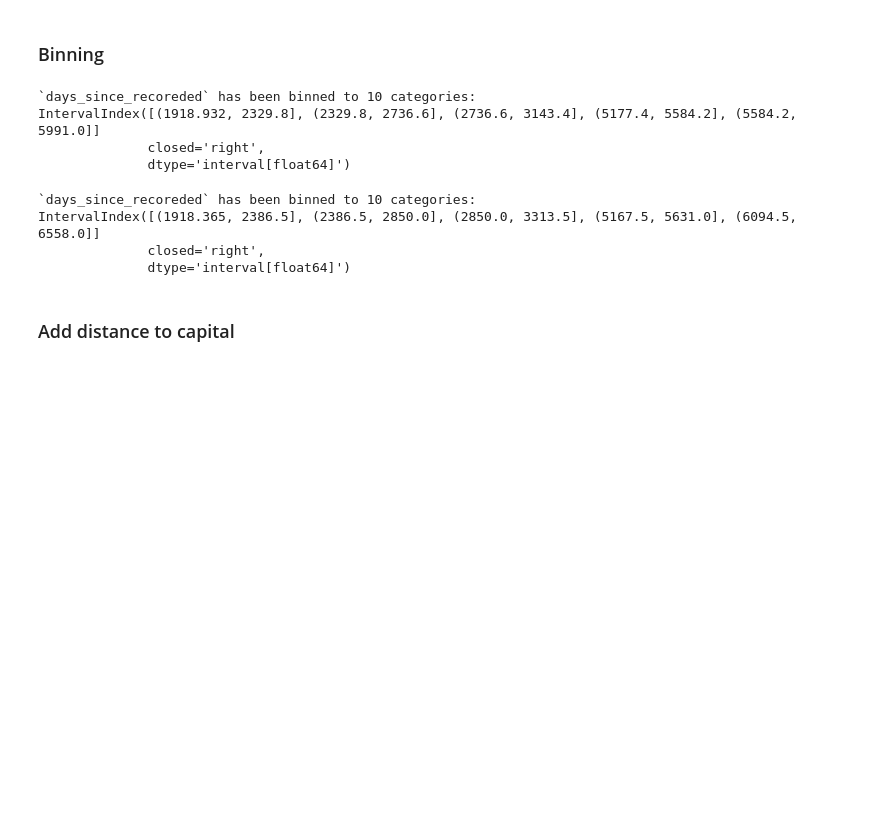
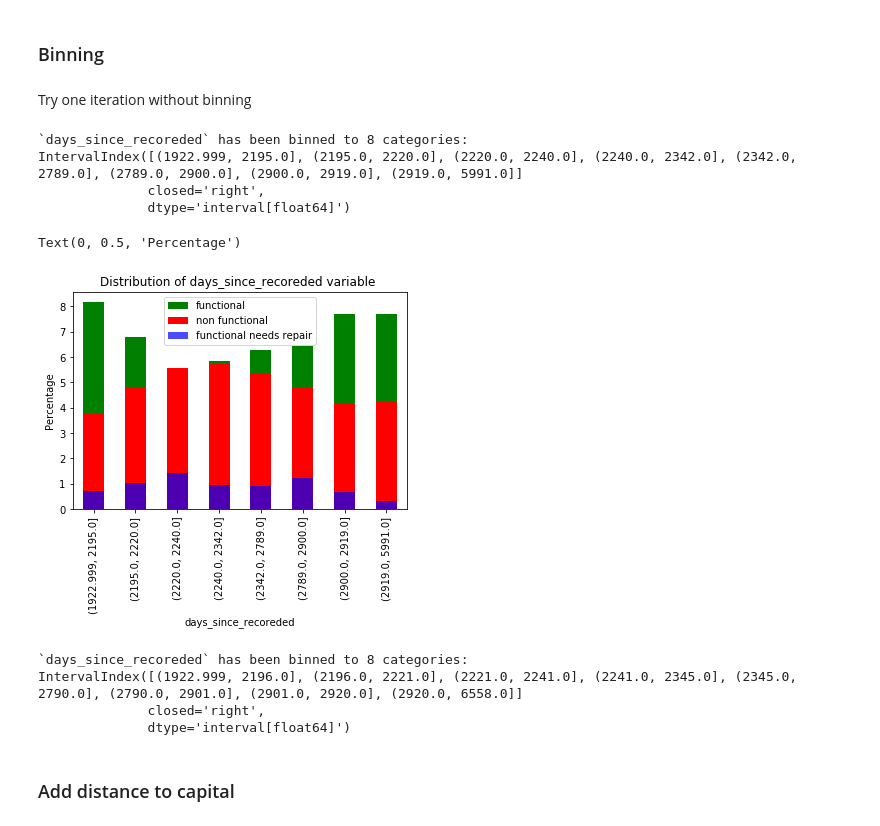
Before and after one commit to mradazoury/Pump_it_Up_ML_project, a Jupyter notebook: 2. Data Preperation & FE.ipynb, the cells around one changed output. Saved outputs shown, nothing was run; the diff lists cells and outputs as text; code cells hidden in the pictures; blank space fills up the shorter version.

```diff
--- a/2. Data Preperation & FE.ipynb
+++ b/2. Data Preperation & FE.ipynb
@@ -201,18 +205,32 @@ train_data_transformed = pd.read_csv("./FE_steps/2 train_data_density_age_record
 test_data_transformed = pd.read_csv("./FE_steps/2 test_data_density_age_recorded.csv")
 # %% [markdown]
 ### Binning
+# %% [markdown]
+Try one iteration without binning
 # %%
-train_data_transformed = bin_feature(train_data_transformed, "days_since_recoreded", 10)
+train_data_transformed = bin_feature(train_data_transformed, "days_since_recoreded", 8)
 # %% [output]
-`days_since_recoreded` has been binned to 10 categories:
-IntervalIndex([(1918.932, 2329.8], (2329.8, 2736.6], (2736.6, 3143.4], (5177.4, 5584.2], (5584.2, 5991.0]]
+`days_since_recoreded` has been binned to 8 categories:
+IntervalIndex([(1922.999, 2195.0], (2195.0, 2220.0], (2220.0, 2240.0], (2240.0, 2342.0], (2342.0, 2789.0], (2789.0, 2900.0], (2900.0, 2919.0], (2919.0, 5991.0]]
               closed='right',
               dtype='interval[float64]')
+# %%
+plt.pyplot.show()
+ax = ((train_data_transformed[train_data_transformed.status_group=='functional'].days_since_recoreded.value_counts().sort_index()/len(train_data_transformed.status_group))*100).plot(kind='bar',color='g', x='days_since_recoreded')
+((train_data_transformed[train_data_transformed.status_group=='non functional'].days_since_recoreded.value_counts().sort_index()/len(train_data_transformed.status_group))*100).plot(kind='bar',color='r', x='days_since_recoreded')
+((train_data_transformed[train_data_transformed.status_group=='functional needs repair'].days_since_recoreded.value_counts().sort_index()/len(train_data_transformed.status_group)*100)).plot(kind='bar',color='b',alpha= 0.7, ax= ax, x='days_since_recoreded')
+ax.legend(["functional", "non functional","functional needs repair"])
+plt.pyplot.title('Distribution of days_since_recoreded variable ')
+plt.pyplot.xlabel('days_since_recoreded')
+plt.pyplot.ylabel('Percentage')
+# %% [output]
+Text(0, 0.5, 'Percentage')
+[figure, added]
 # %%
-test_data_transformed = bin_feature(test_data_transformed, "days_since_recoreded", 10)
+test_data_transformed = bin_feature(test_data_transformed, "days_since_recoreded", 8)
 # %% [output]
-`days_since_recoreded` has been binned to 10 categories:
-IntervalIndex([(1918.365, 2386.5], (2386.5, 2850.0], (2850.0, 3313.5], (5167.5, 5631.0], (6094.5, 6558.0]]
+`days_since_recoreded` has been binned to 8 categories:
+IntervalIndex([(1922.999, 2196.0], (2196.0, 2221.0], (2221.0, 2241.0], (2241.0, 2345.0], (2345.0, 2790.0], (2790.0, 2901.0], (2901.0, 2920.0], (2920.0, 6558.0]]
               closed='right',
               dtype='interval[float64]')
 # %% [markdown]
```
Also changed, not shown: parts of 2 cells of this notebook, 15 other files.
